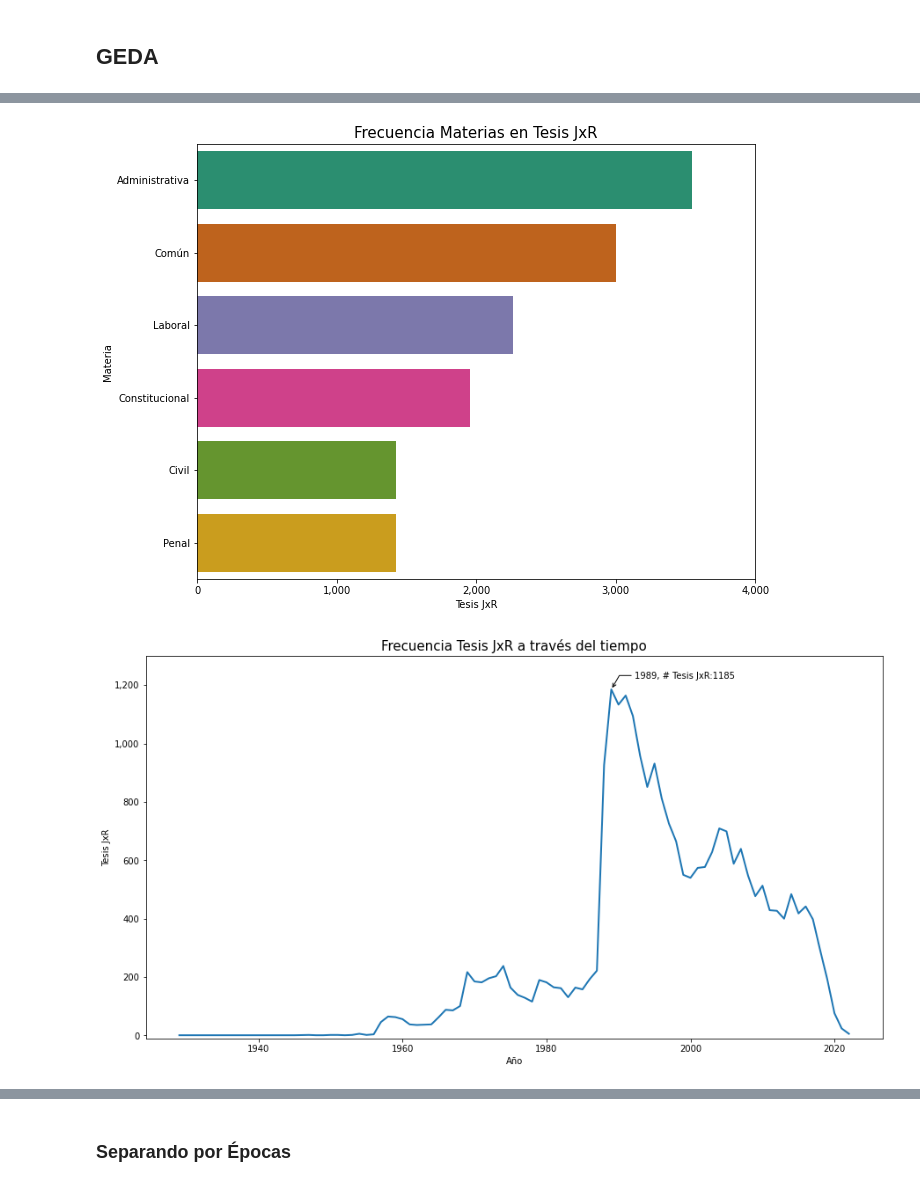
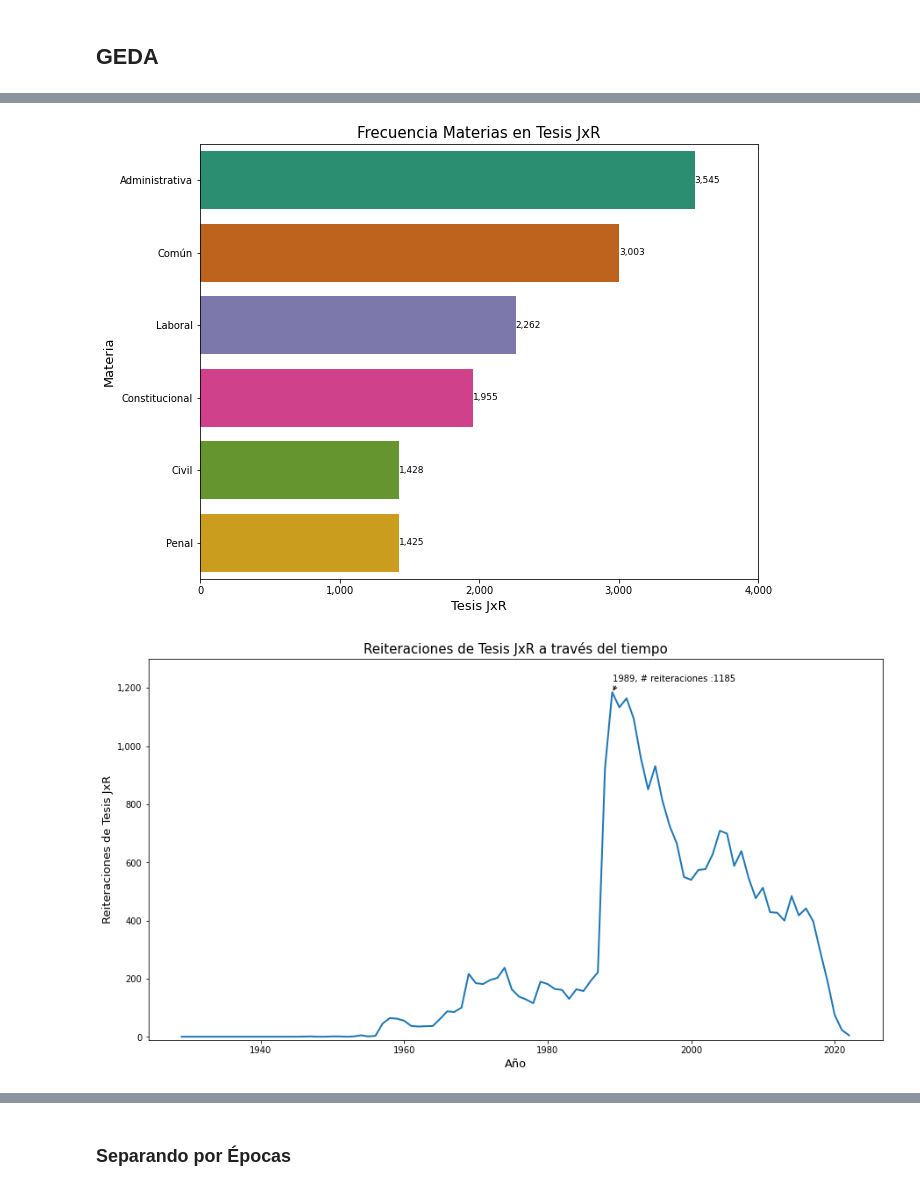
Before and after one commit to lecepe00/estancia_inv_MCD, a Jupyter notebook: notebooks/EDA.ipynb, the cells around one changed output, grey strips where cells are left out. Saved outputs shown, nothing was run; the diff lists cells and outputs as text; code cells hidden in the pictures.

```diff
--- a/notebooks/EDA.ipynb
+++ b/notebooks/EDA.ipynb
@@ -206,36 +208,37 @@ plt.figure(figsize = (10,8))
 ax = sns.barplot(y = 'Materia', x = 'Conteo', data = tesis_materia_final, palette = 'Dark2')
 ax.xaxis.set_major_locator(ticker.MultipleLocator(1000))
 ax.get_xaxis().set_major_formatter(ticker.FuncFormatter(lambda x, p: format(int(x), ',')))
+ax.bar_label(ax.containers[0],labels=[f'{x:,.0f}' for x in ax.containers[0].datavalues],fontsize=9)
 plt.title('Frecuencia Materias en Tesis JxR', fontsize=15)
-plt.xlabel('Tesis JxR')
-plt.ylabel('Materia')
+plt.xlabel('Tesis JxR',fontsize=13)
+plt.ylabel('Materia',fontsize=13)
 plt.xlim(0,4000)
 plt.show()
 # %% [output]
-[figure, old version]
+[figure, new version]
 # %%
 tesis_tiempo = tesis_juris_aux.copy()
 tesis_tiempo = pd.DataFrame(tesis_tiempo[['id_tesis','year']].groupby(['year'])['id_tesis'].nunique().reset_index())
 # %%
 plt.figure(figsize=(15,8))
 ax = sns.lineplot(y='id_tesis',x ='year',data=tesis_tiempo,linewidth=2,)
 
 ymax = int(tesis_tiempo.iloc[tesis_tiempo['id_tesis'].idxmax()]['id_tesis'])
 xmax = int(tesis_tiempo.iloc[tesis_tiempo['id_tesis'].idxmax()]['year'])
 
-text= "{:}, # Tesis JxR:{:}".format(xmax, ymax)
+text= "{:}, # reiteraciones :{:}".format(xmax, ymax)
 arrowprops = dict(arrowstyle="->",connectionstyle="angle,angleA=0,angleB=60")
 kw = dict(xycoords='data',textcoords="axes fraction",arrowprops=arrowprops, ha="right", va="top")
 ax.annotate(text, xy=(xmax, ymax), xytext=(0.8,0.96), **kw)
 ax.get_yaxis().set_major_formatter(ticker.FuncFormatter(lambda x, p: format(int(x), ',')))
 
-plt.title('Frecuencia Tesis JxR a través del tiempo', fontsize=15)
-plt.xlabel('Año')
-plt.ylabel('Tesis JxR')
+plt.title('Reiteraciones de Tesis JxR a través del tiempo',fontsize=15)
+plt.xlabel('Año',fontsize=13)
+plt.ylabel('Reiteraciones de Tesis JxR',fontsize=13)
 plt.ylim(-10,1300)
 plt.show()
 # %% [output]
-[figure, old version]
+[figure, new version]
 # %%
 pivot_instancia = tesis_juris_aux.copy()
 pivot_instancia = pivot_instancia[['id_tesis','instancia','year']].groupby(['instancia','year'])['id_tesis'].nunique().reset_index()
```
Also changed, not shown: parts of 89 cells of this notebook.
